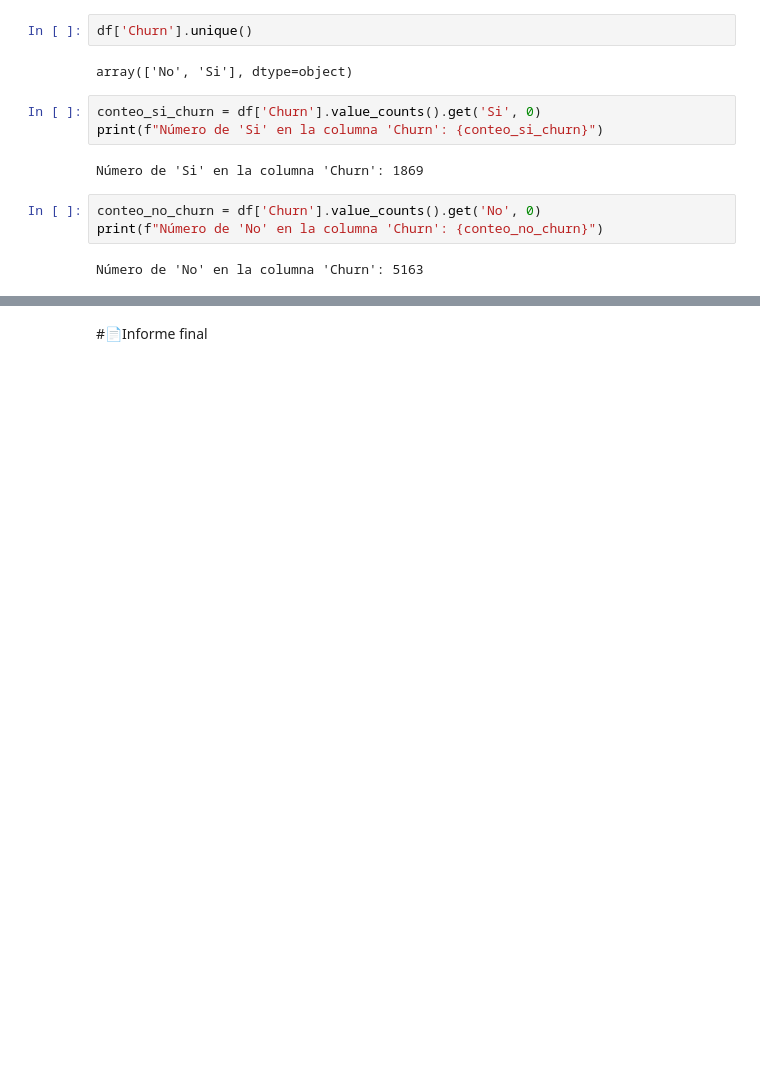
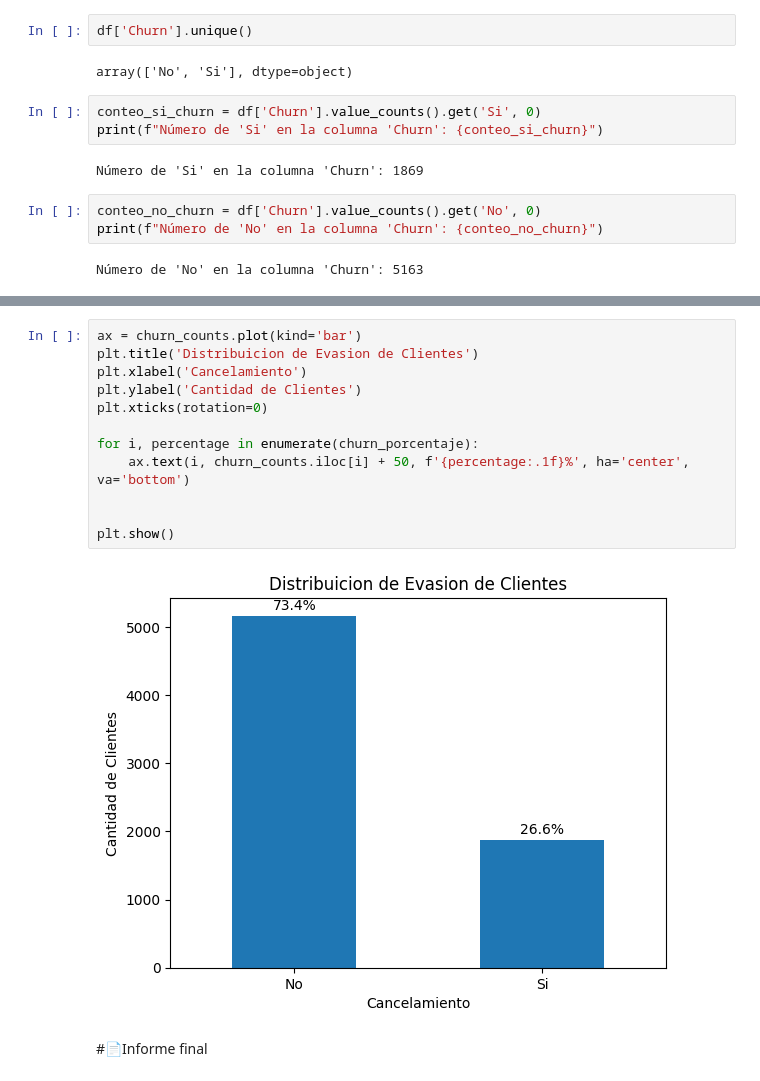
Before and after one commit to rociocelestial/Challenge2-Data-Science, a Jupyter notebook: TelecomX_LATAM.ipynb, the cells around one changed output, grey strips where cells are left out. Cells and saved outputs as stored; diff of their text form; blank space fills up the shorter version.

```diff
--- a/TelecomX_LATAM.ipynb
+++ b/TelecomX_LATAM.ipynb
@@ -386,2 +382,16 @@ plt.show()
+# %%
+ax = churn_counts.plot(kind='bar')
+plt.title('Distribuicion de Evasion de Clientes')
+plt.xlabel('Cancelamiento')
+plt.ylabel('Cantidad de Clientes')
+plt.xticks(rotation=0)
+
+for i, percentage in enumerate(churn_porcentaje):
+    ax.text(i, churn_counts.iloc[i] + 50, f'{percentage:.1f}%', ha='center', va='bottom')
+
+
+plt.show()
+# %% [output]
+[figure, added]
 # %% [markdown]
 #📄Informe final
```
Also changed, not shown: parts of 4 cells of this notebook.
